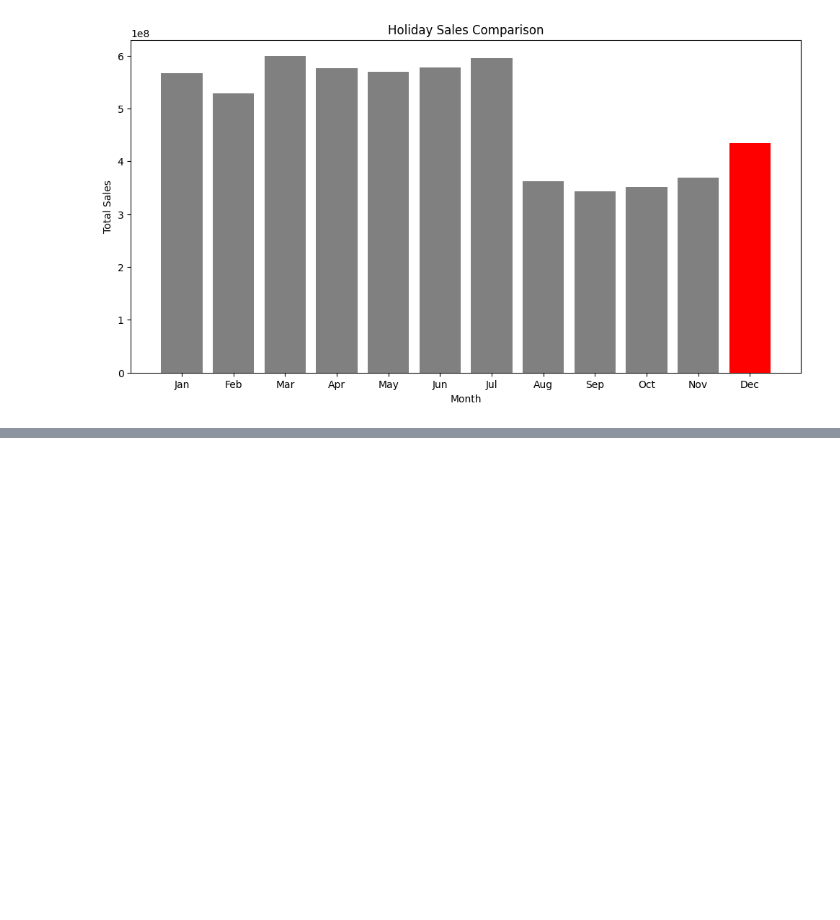
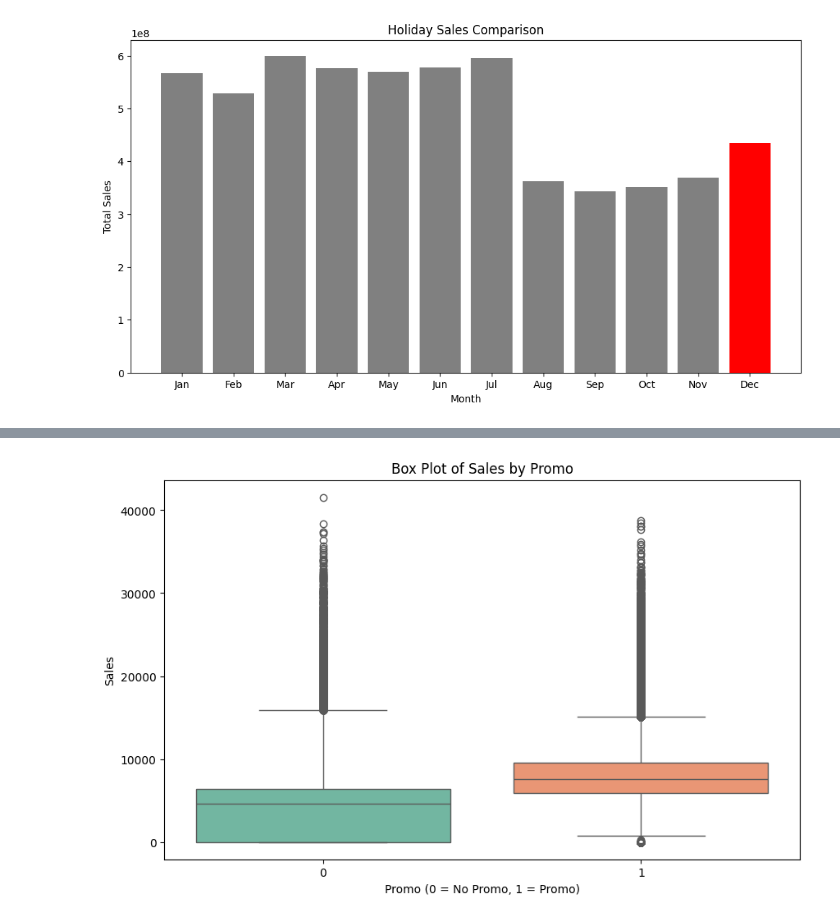
Before and after one commit to hasankere/Week4_Challenge_Document, a Jupyter notebook: notebooks/pharmacy.ipynb, the cells around one changed output, grey strips where cells are left out. Saved outputs shown, nothing was run; the diff lists cells and outputs as text; code cells hidden in the pictures; blank space fills up the shorter version.

```diff
--- a/notebooks/pharmacy.ipynb
+++ b/notebooks/pharmacy.ipynb
@@ -347,0 +472,86 @@ except Exception as e:
+# %%
+
+# Set up logging
+logging.basicConfig(
+    filename="promo_analysis_alt_graphs.log",
+    level=logging.INFO,
+    format="%(asctime)s - %(levelname)s - %(message)s"
+)
+
+# File path for train.csv
+data = r"C:\Users\Hasan\Desktop\week4"
+train_file = os.path.join(data, "train.csv")
+
+try:
+    # Load the dataset
+    logging.info("Loading train.csv...")
+    df = pd.read_csv(train_file)
+    logging.info(f"train.csv loaded successfully. Shape: {df.shape}")
+
+    # Drop rows with missing values in relevant columns
+    logging.info("Dropping rows with missing values in 'Promo', 'Sales', and 'Customers'...")
+    df = df.dropna(subset=['Promo', 'Sales', 'Customers'])
+
+    # Box Plot: Sales and Customers Distribution by Promo
+    logging.info("Creating box plots for Sales and Customers by Promo...")
+    plt.figure(figsize=(10, 6))
+    sns.boxplot(data=df, x='Promo', y='Sales', palette='Set2')
+    plt.title("Box Plot of Sales by Promo")
+    plt.xlabel("Promo (0 = No Promo, 1 = Promo)")
+    plt.ylabel("Sales")
+    plt.savefig("boxplot_sales_by_promo.png")
+    plt.show()
+
+    plt.figure(figsize=(10, 6))
+    sns.boxplot(data=df, x='Promo', y='Customers', palette='Set3')
+    plt.title("Box Plot of Customers by Promo")
+    plt.xlabel("Promo (0 = No Promo, 1 = Promo)")
+    plt.ylabel("Customers")
+    plt.savefig("boxplot_customers_by_promo.png")
+    plt.show()
+
+    # Histogram: Frequency Distribution of Sales and Customers
+    logging.info("Creating histograms for Sales and Customers by Promo...")
+    plt.figure(figsize=(10, 6))
+    sns.histplot(data=df, x='Sales', hue='Promo', kde=True, bins=30, palette='coolwarm', element='step')
+    plt.title("Sales Distribution by Promo")
+    plt.xlabel("Sales")
+    plt.ylabel("Frequency")
+    plt.savefig("histogram_sales_by_promo.png")
+    plt.show()
+
+    plt.figure(figsize=(10, 6))
+    sns.histplot(data=df, x='Customers', hue='Promo', kde=True, bins=30, palette='coolwarm', element='step')
+    plt.title("Customers Distribution by Promo")
+    plt.xlabel("Customers")
+    plt.ylabel("Frequency")
+    plt.savefig("histogram_customers_by_promo.png")
+    plt.show()
+
+    # Line Chart: Sales and Customers Trends Over Time
+    logging.info("Creating line charts for Sales and Customers trends over time by Promo...")
+    df['Date'] = pd.to_datetime(df['Date'])  # Convert Date to datetime
+    daily_sales = df.groupby(['Date', 'Promo'])['Sales'].sum().reset_index()
+    daily_customers = df.groupby(['Date', 'Promo'])['Customers'].sum().reset_index()
+
+    plt.figure(figsize=(12, 6))
+    sns.lineplot(data=daily_sales, x='Date', y='Sales', hue='Promo', palette='husl')
+    plt.title("Daily Sales Trends by Promo")
+    plt.xlabel("Date")
+    plt.ylabel("Total Sales")
+    plt.savefig("line_sales_trends_by_promo.png")
+    plt.show()
+
+    plt.figure(figsize=(12, 6))
+    sns.lineplot(data=daily_customers, x='Date', y='Customers', hue='Promo', palette='husl')
+    plt.title("Daily Customer Trends by Promo")
+    plt.xlabel("Date")
+    plt.ylabel("Total Customers")
+    plt.savefig("line_customers_trends_by_promo.png")
+    plt.show()
+
+
+except Exception as e:
+    logging.error(f"An error occurred: {e}")
+    print(f"An error occurred. Check the log file for details.")
+# %% [output]
@@ -347,0 +561 @@ except Exception as e:
+[figure, added]
```
Also changed, not shown: parts of 5 cells of this notebook.
